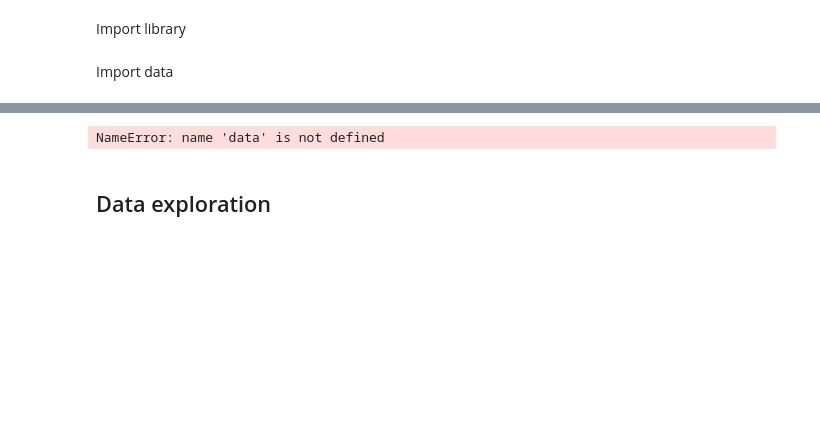
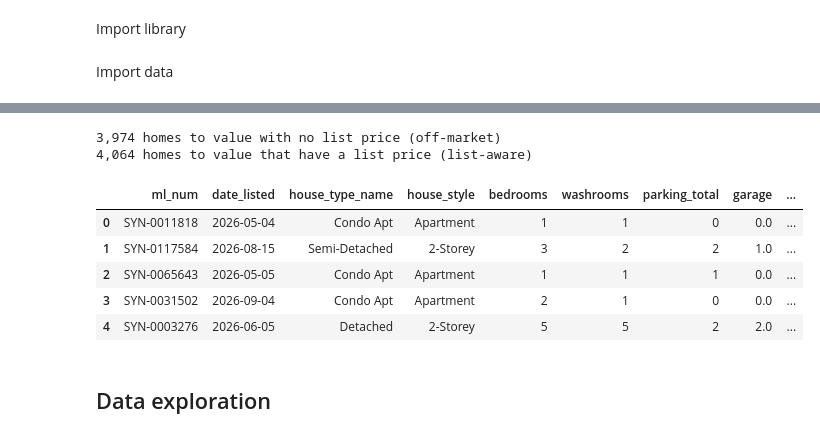
Before and after one commit to Indy801/SSU-Data-Dash, a Jupyter notebook: notebooks/data_explore.ipynb, the cells around one changed output, grey strips where cells are left out. Cells and saved outputs as stored; diff of their text form; code cells hidden in the pictures; blank space fills up the shorter version.

```diff
--- a/notebooks/data_explore.ipynb
+++ b/notebooks/data_explore.ipynb
@@ -34,12 +36,19 @@ Warning: You are sending unauthenticated requests to the HF Hub. Please set a HF
 # %%
 off_market = data.load("off_market")
 list_aware = data.load("list_aware")
 print(f"{len(off_market):,} homes to value with no list price (off-market)")
 print(f"{len(list_aware):,} homes to value that have a list price (list-aware)")
+# off_market['date_listed'].min()
 off_market.head()
-list_aware.head()
 # %% [output]
-NameError: name 'data' is not defined
+3,974 homes to value with no list price (off-market)
+4,064 homes to value that have a list price (list-aware)
+|  | ml_num | date_listed | house_type_name | house_style | bedrooms | washrooms | parking_total | garage | ... |
+| 0 | SYN-0011818 | 2026-05-04 | Condo Apt | Apartment | 1 | 1 | 0 | 0.0 | ... |
+| 1 | SYN-0117584 | 2026-08-15 | Semi-Detached | 2-Storey | 3 | 2 | 2 | 1.0 | ... |
+| 2 | SYN-0065643 | 2026-05-05 | Condo Apt | Apartment | 1 | 1 | 1 | 0.0 | ... |
+| 3 | SYN-0031502 | 2026-09-04 | Condo Apt | Apartment | 2 | 1 | 0 | 0.0 | ... |
+| 4 | SYN-0003276 | 2026-06-05 | Detached | 2-Storey | 5 | 5 | 2 | 2.0 | ... |
 # %% [markdown]
 ## Data exploration
 # %% [markdown]
```
Also changed, not shown: parts of 1 cell of this notebook, 4 other files.
